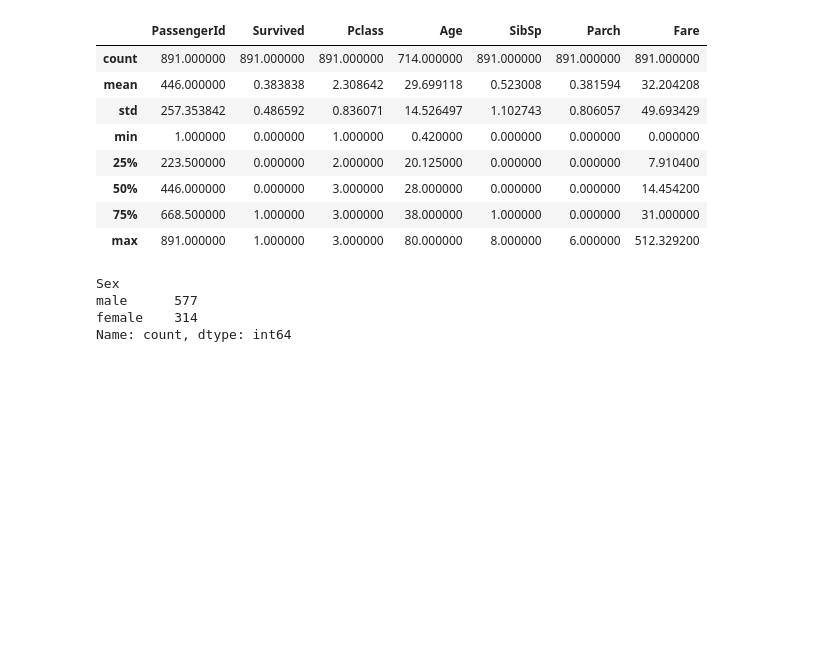
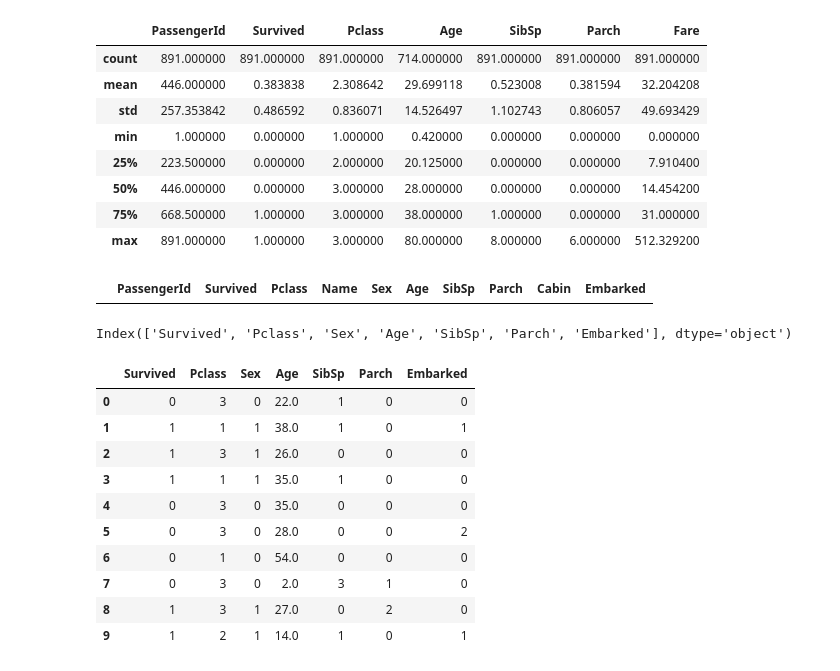
Before and after one commit to ReeshaMartis/titanic-survival-prediction, a Jupyter notebook: titanic_analysis.ipynb, the cells around one changed output. Cells and saved outputs as stored; diff of their text form; code cells hidden in the pictures; blank space fills up the shorter version.

```diff
--- a/titanic_analysis.ipynb
+++ b/titanic_analysis.ipynb
@@ -50,0 +17,3 @@ dtype: int64
+# %%
+# Drop columns we don’t need
+df.drop(['Fare', 'Ticket','Name','PassengerId','Cabin'], axis=1, inplace=True)
@@ -60,10 +47,31 @@ df.describe() # This line provides statistical summary of numerical columns in t
 | 50% | 446.000000 | 0.000000 | 3.000000 | 28.000000 | 0.000000 | 0.000000 | 14.454200 |
 | 75% | 668.500000 | 1.000000 | 3.000000 | 38.000000 | 1.000000 | 0.000000 | 31.000000 |
 | max | 891.000000 | 1.000000 | 3.000000 | 80.000000 | 8.000000 | 6.000000 | 512.329200 |
+# %%
+df['Age'] = df['Age'].fillna(df['Age'].median())
+# %%
+df['Embarked'] = df['Embarked'].fillna('U')
+# %% [output]
+|  | PassengerId | Survived | Pclass | Name | Sex | Age | SibSp | Parch | Cabin | Embarked |
 # %%
+df[df['Embarked']=='U'] #to see how many Us you have
 df['Sex'].value_counts() # This line counts the occurrences of each unique value in sex column
-# %% [output]
-Sex
-male      577
-female    314
-Name: count, dtype: int64
+# %%
+df['Sex'] = df['Sex'].map({'male': 0, 'female': 1})
+df['Embarked'] = df['Embarked'].map({'S': 0, 'C': 1, 'Q': 2, 'U': 3})
+# %%
+print(df.columns)
+df.head(10)
+# %% [output]
+Index(['Survived', 'Pclass', 'Sex', 'Age', 'SibSp', 'Parch', 'Embarked'], dtype='object')
+|  | Survived | Pclass | Sex | Age | SibSp | Parch | Embarked |
+| 0 | 0 | 3 | 0 | 22.0 | 1 | 0 | 0 |
+| 1 | 1 | 1 | 1 | 38.0 | 1 | 0 | 1 |
+| 2 | 1 | 3 | 1 | 26.0 | 0 | 0 | 0 |
+| 3 | 1 | 1 | 1 | 35.0 | 1 | 0 | 0 |
+| 4 | 0 | 3 | 0 | 35.0 | 0 | 0 | 0 |
+| 5 | 0 | 3 | 0 | 28.0 | 0 | 0 | 2 |
+| 6 | 0 | 1 | 0 | 54.0 | 0 | 0 | 0 |
+| 7 | 0 | 3 | 0 | 2.0 | 3 | 1 | 0 |
+| 8 | 1 | 3 | 1 | 27.0 | 0 | 2 | 0 |
+| 9 | 1 | 2 | 1 | 14.0 | 1 | 0 | 1 |
```
Also changed, not shown: parts of 12 cells of this notebook, 1 other file.
